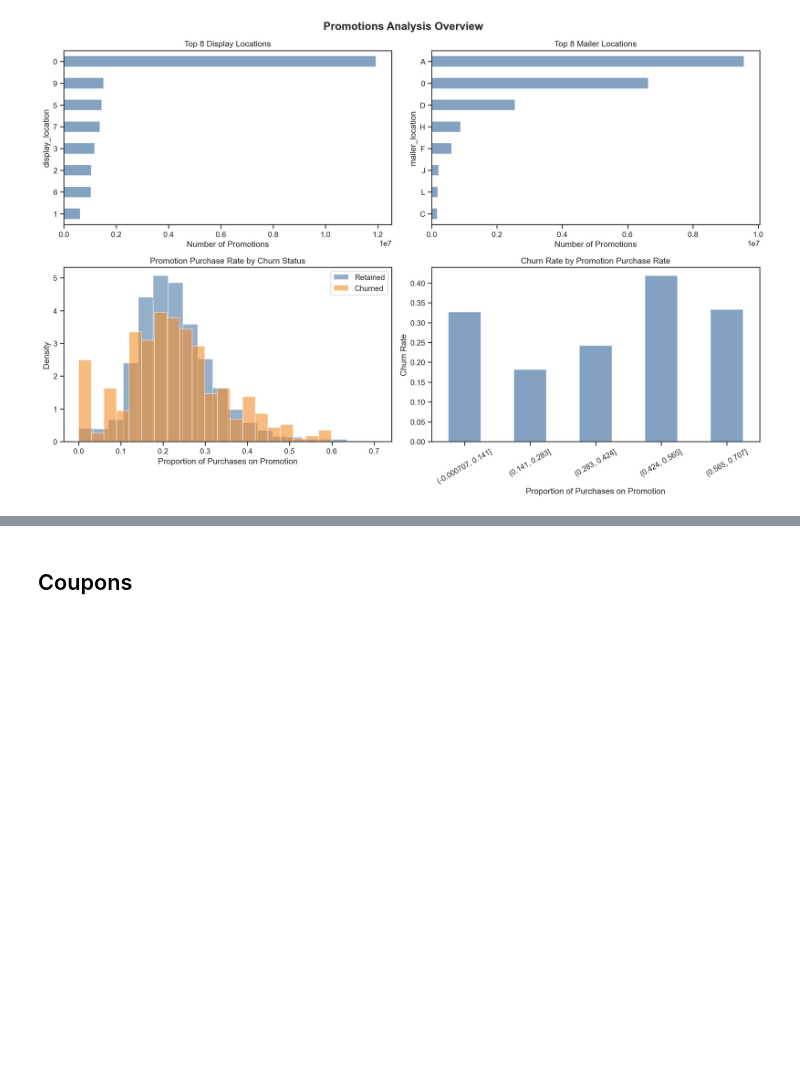
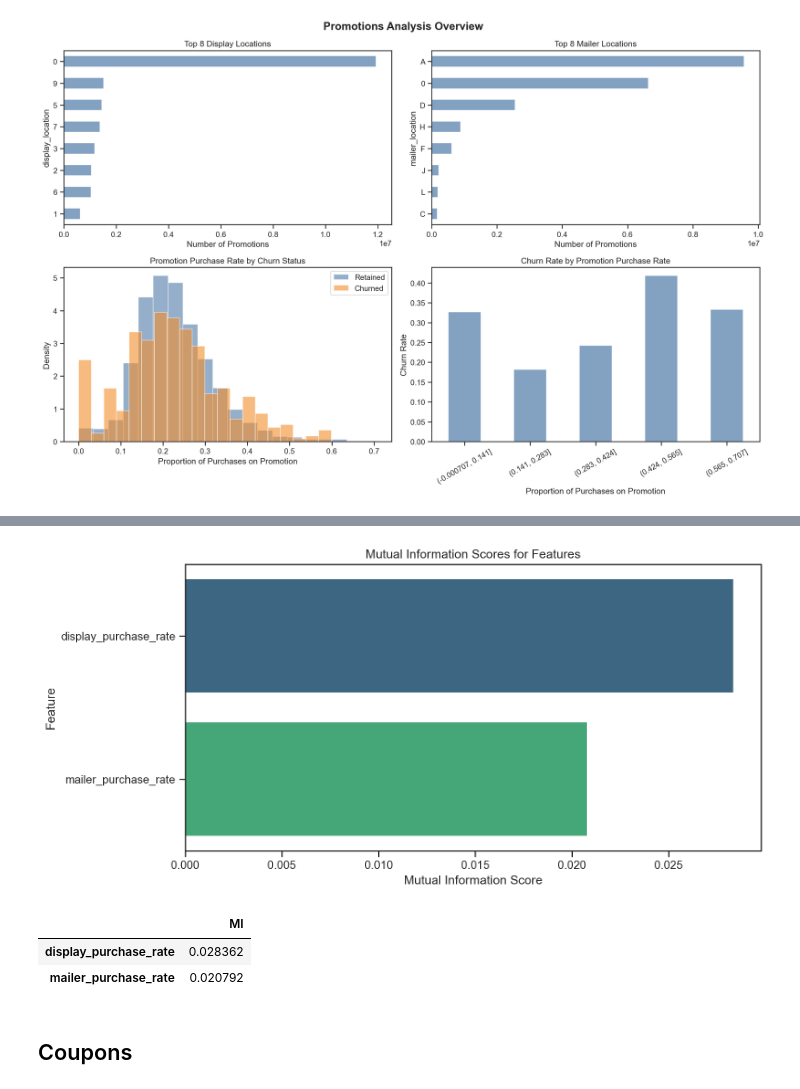
Before and after one commit to Kasperclowes/QBUS3820-Group-Assignment, a Jupyter notebook: RUN.ipynb, the cells around one changed output, grey strips where cells are left out. Drawn from its saved outputs; the diff is of its cells as text; code cells hidden in the pictures; blank space fills up the shorter version.

```diff
--- a/RUN.ipynb
+++ b/RUN.ipynb
@@ -599,3 +597,10 @@ promotions_features_train.head()
+# %%
+eda.mutual_information_table(promotions_features_train, target=churn_train, continuous=list(promotions_features_train.columns))
+# %% [output]
+[figure, added]
+|  | MI |
+| display_purchase_rate | 0.028362 |
+| mailer_purchase_rate | 0.020792 |
 # %% [markdown]
 ## Coupons
 # %%
```
Also changed, not shown: parts of 2 cells of this notebook, 2 other files.
